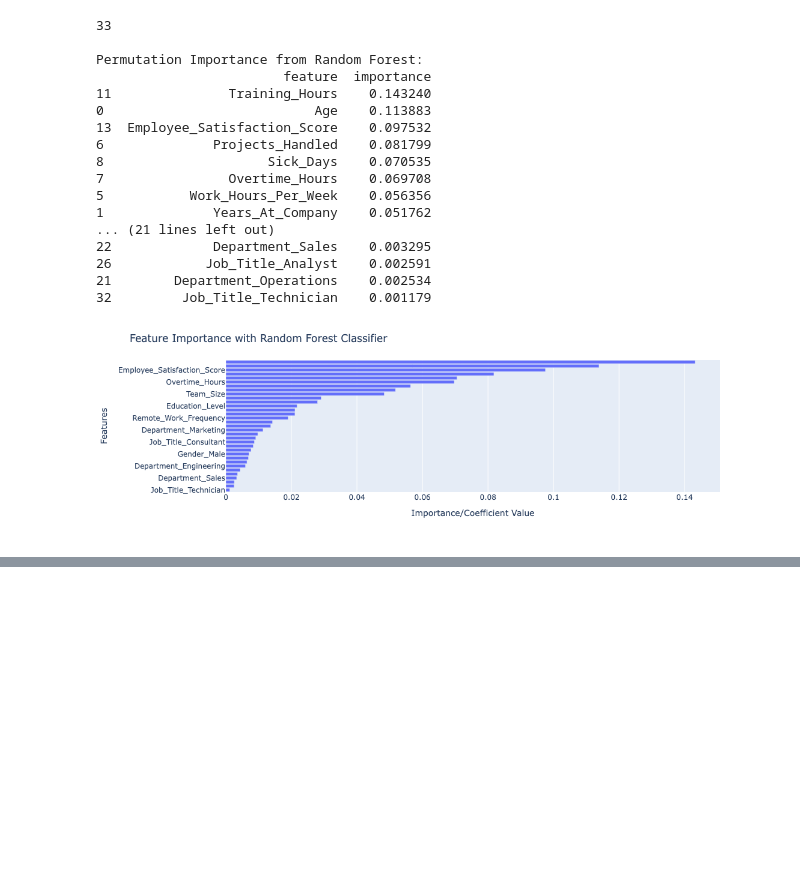
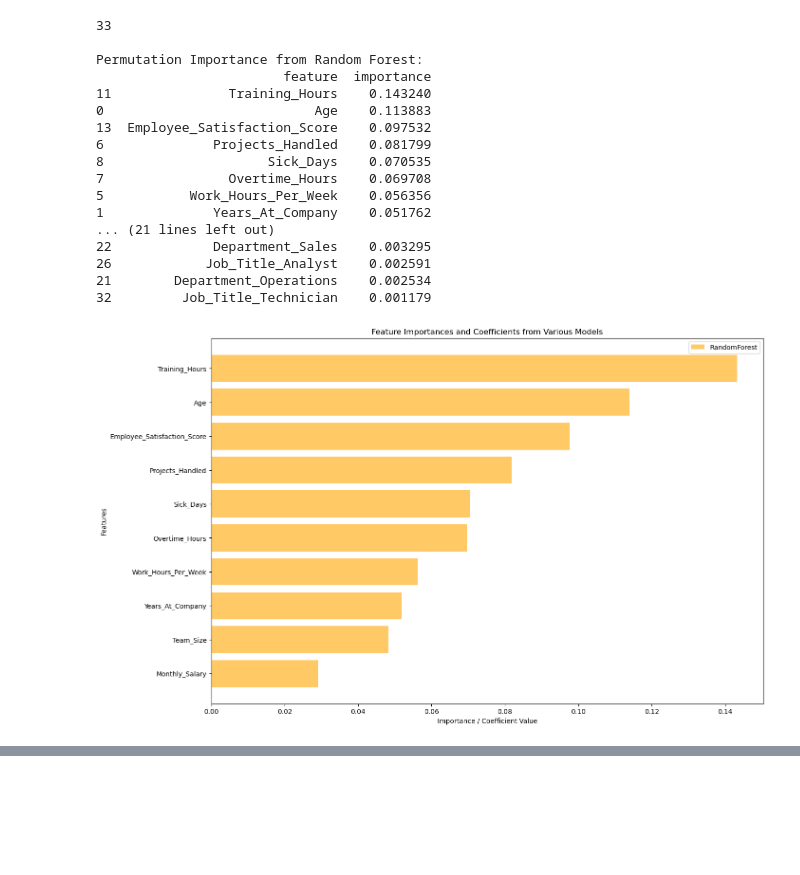
Before and after one commit to akshaynk21/capstone, a Jupyter notebook: employee.ipynb, the cells around one changed output, grey strips where cells are left out. Drawn from its saved outputs; the diff is of its cells as text; code cells hidden in the pictures; blank space fills up the shorter version.

```diff
--- a/employee.ipynb
+++ b/employee.ipynb
@@ -524,21 +534,23 @@ Permutation Importance from Random Forest:
 26            Job_Title_Analyst    0.002591
 21        Department_Operations    0.002534
 32         Job_Title_Technician    0.001179
-# %%
-# Plotting the feature importances and coefficients
-
-fig = px.bar(perm_importances_rf, x='importance', y='feature', orientation='h')
-
-# Update layout to sort bars in descending order
-fig.update_layout(
-    yaxis={'categoryorder': 'total ascending'},
-    title = "Feature Importance with Random Forest Classifier",
-    xaxis_title = "Importance/Coefficient Value",
-    yaxis_title = "Features"
-)
-fig.show()
-# %% [output]
-[figure, removed]
+# %%
+# Plotting the feature importances and coefficients
+# Sort data in descending order
+sorted_data = sorted(zip(perm_importances_rf['feature'].head(10), perm_importances_rf['importance'].head(10)), key=lambda x: x[1], reverse=False)
+sorted_categories, sorted_values = zip(*sorted_data)
+plt.figure(figsize=(15, 10))
+
+# Plot Random Forest permutation importance
+plt.barh(sorted_categories, sorted_values, color='orange', alpha=0.6, label='RandomForest')
+
+plt.xlabel('Importance / Coefficient Value')
+plt.ylabel('Features')
+plt.title('Feature Importances and Coefficients from Various Models')
+plt.legend()
+plt.show()
+# %% [output]
+[figure, added]
 # %% [markdown]
 # Analysis of Employee Attrition Factors and Recommendations
 
```
Also changed, not shown: parts of 19 cells of this notebook.
